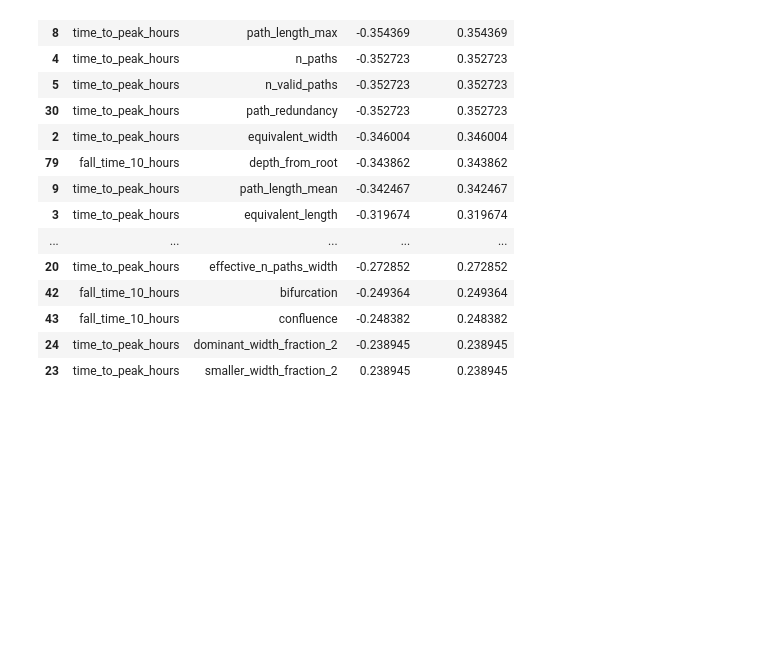
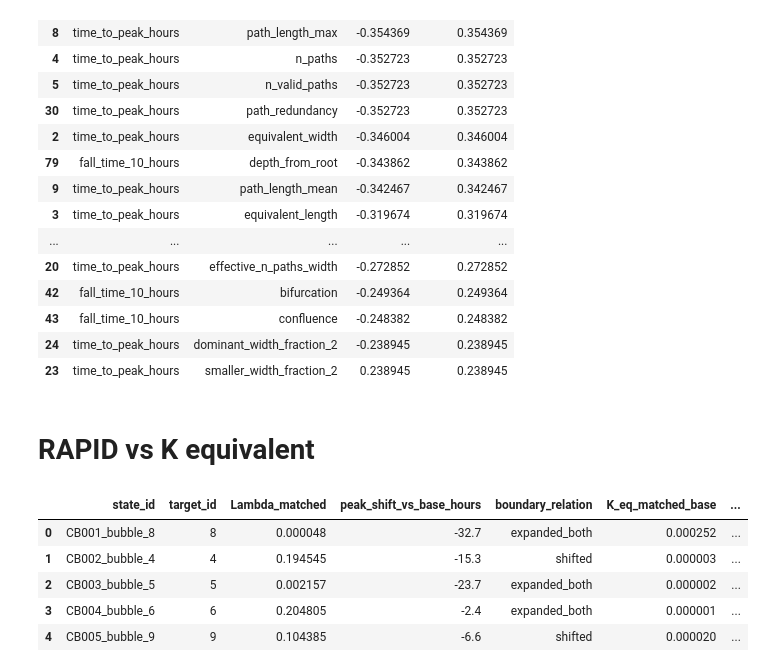
Before and after one commit to niekcde/river_hierarchy, a Jupyter notebook: RAPID/notebooks/rapid_hydrograph_analysis.ipynb, the cells around one changed output. Cells and saved outputs as stored; diff of their text form; code cells hidden in the pictures; blank space fills up the shorter version.

Commit message:
K_equivalent code changes and variant updates

```diff
--- a/RAPID/notebooks/rapid_hydrograph_analysis.ipynb
+++ b/RAPID/notebooks/rapid_hydrograph_analysis.ipynb
@@ -1375,3 +1375,81 @@ px.box(
     hover_name="state_label",
     title="Fall time 10 by bubble membership",
 )
+# %% [markdown]
+# RAPID vs K equivalent
+# %%
+from pathlib import Path
+
+import pandas as pd
+import plotly.express as px
+
+exp_dir = Path("/Users/6256481/Code/river-hierarchy/network_variants/output/56_compound_bubbles")
+
+comparison_csv = exp_dir / "equivalent_resistance" / "equivalent_resistance_comparison.csv"
+rapid_run_csv = exp_dir / "rapid_run_registry.csv"
+
+comp = pd.read_csv(comparison_csv)
+runs = pd.read_csv(rapid_run_csv)
+
+plot_df = (
+    comp.loc[comp["comparison_valid_for_matched"].fillna(False)].copy()
+    .merge(
+        runs[["state_id", "peak_time_seconds", "peak_time_utc", "status", "hydrograph_status"]],
+        on="state_id",
+        how="left",
+    )
+)
+
+base_peak_time_seconds = float(
+    runs.loc[runs["state_id"].eq("S000_base"), "peak_time_seconds"].iloc[0]
+)
+
+plot_df["peak_shift_vs_base_hours"] = (
+    plot_df["peak_time_seconds"] - base_peak_time_seconds
+) / 3600.0
+
+plot_df["bubble_label"] = plot_df["state_id"].str.replace("CB", "bubble ", regex=False)
+
+fig = px.scatter(
+    plot_df,
+    x="Lambda_matched",
+    y="peak_shift_vs_base_hours",
+    text="bubble_label",
+    hover_data=[
+        "state_id",
+        "target_id",
+        "child_object_id",
+        "boundary_relation",
+        "K_eq_matched_base",
+        "K_variant_realized",
+        "peak_time_utc",
+    ],
+    labels={
+        "Lambda_matched": "Lambda_matched = K_variant_realized / K_eq_matched_base",
+        "peak_shift_vs_base_hours": "Peak shift vs base [hours]",
+    },
+    title="56 Compound Bubbles: Peak Shift vs Lambda_matched",
+)
+
+fig.update_traces(marker=dict(size=12, line=dict(width=1, color="black")))
+fig.update_traces(textposition="top center")
+fig.update_xaxes(type="log")
+fig.add_hline(y=0.0, line_dash="dash", line_color="gray")
+fig.show()
+
+plot_df[[
+    "state_id",
+    "target_id",
+    "Lambda_matched",
+    "peak_shift_vs_base_hours",
+    "boundary_relation",
+    "K_eq_matched_base",
+    "K_variant_realized",
+]]
+# %% [output]
+|  | state_id | target_id | Lambda_matched | peak_shift_vs_base_hours | boundary_relation | K_eq_matched_base | ... |
+| 0 | CB001_bubble_8 | 8 | 0.000048 | -32.7 | expanded_both | 0.000252 | ... |
+| 1 | CB002_bubble_4 | 4 | 0.194545 | -15.3 | shifted | 0.000003 | ... |
+| 2 | CB003_bubble_5 | 5 | 0.002157 | -23.7 | expanded_both | 0.000002 | ... |
+| 3 | CB004_bubble_6 | 6 | 0.204805 | -2.4 | expanded_both | 0.000001 | ... |
+| 4 | CB005_bubble_9 | 9 | 0.104385 | -6.6 | shifted | 0.000020 | ... |
```
Also changed, not shown: parts of 4 cells of this notebook, 13 other files.
